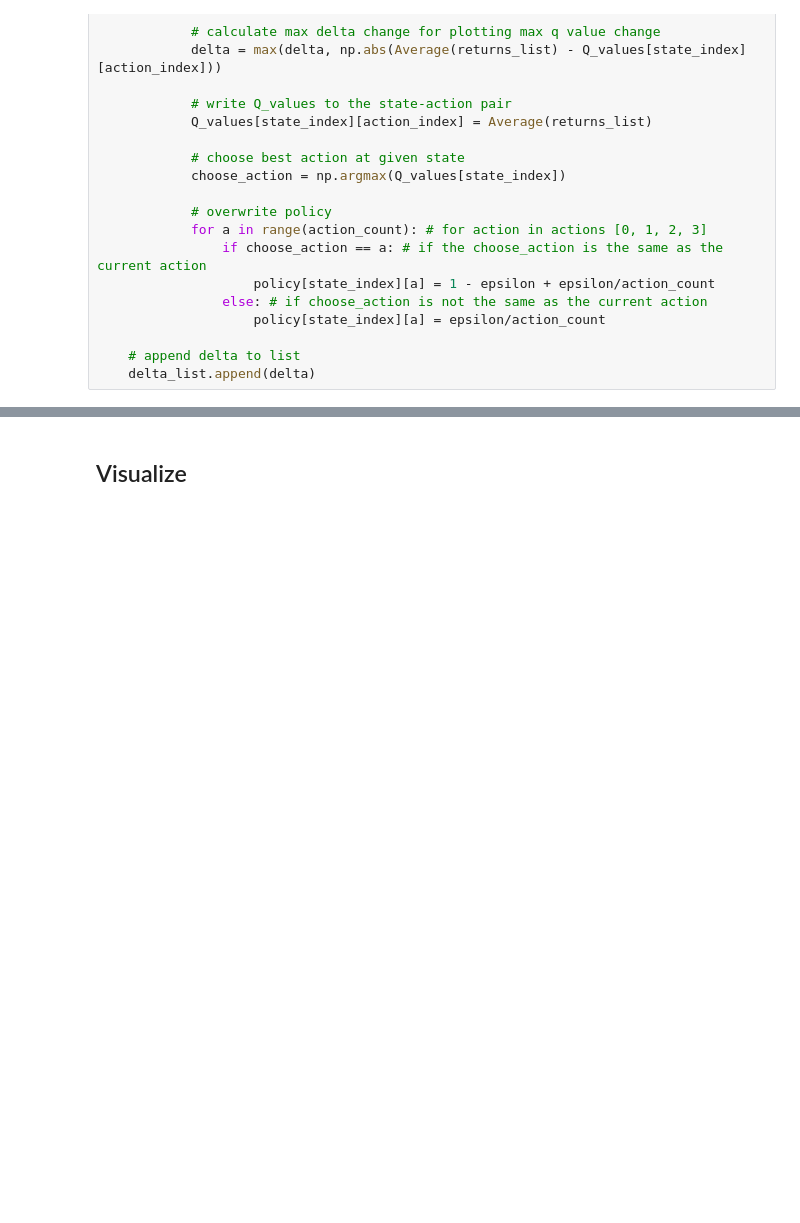
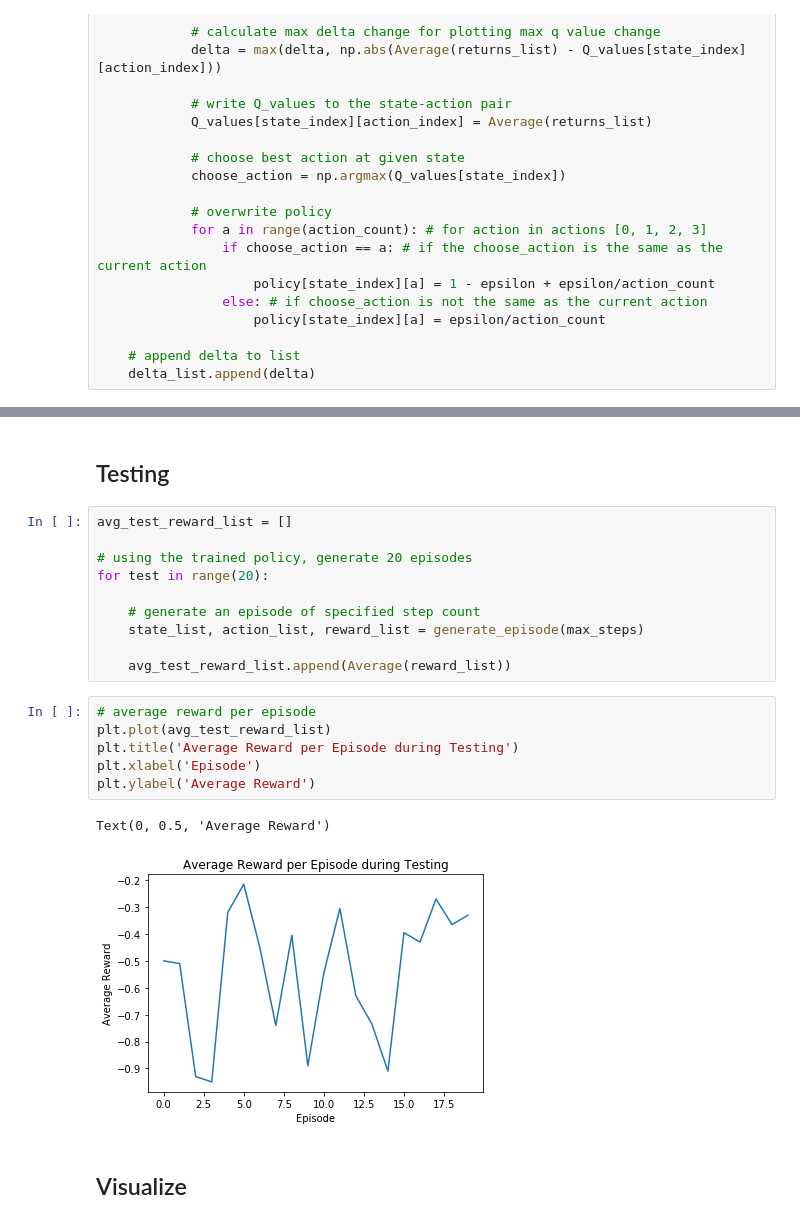
Before and after one commit to aarontan-git/RL_algorithms, a Jupyter notebook: Notebooks/First_visit.ipynb, the cells around one changed output, grey strips where cells are left out. Drawn from its saved outputs; the diff is of its cells as text; blank space fills up the shorter version.

Commit message:
added policy extraction and testing section to all algos

```diff
--- a/Notebooks/First_visit.ipynb
+++ b/Notebooks/First_visit.ipynb
@@ -287,3 +286,24 @@ array([[0.05, 0.05, 0.05, 0.85],
+# %% [markdown]
+## Testing
+# %%
+avg_test_reward_list = []
+
+# using the trained policy, generate 20 episodes
+for test in range(20):
+
+    # generate an episode of specified step count
+    state_list, action_list, reward_list = generate_episode(max_steps)
+
+    avg_test_reward_list.append(Average(reward_list))
+# %%
+# average reward per episode
+plt.plot(avg_test_reward_list)
+plt.title('Average Reward per Episode during Testing')
+plt.xlabel('Episode')
+plt.ylabel('Average Reward')
+# %% [output]
+Text(0, 0.5, 'Average Reward')
+[figure, added]
 # %% [markdown]
 ## Visualize
 # %%
```
Also changed, not shown: parts of 9 cells of this notebook.
